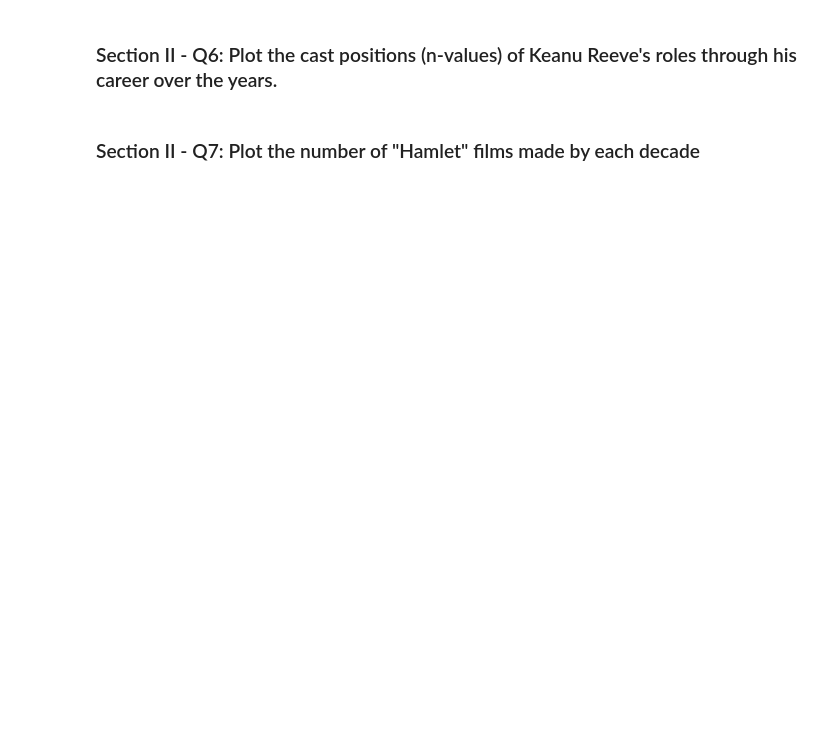
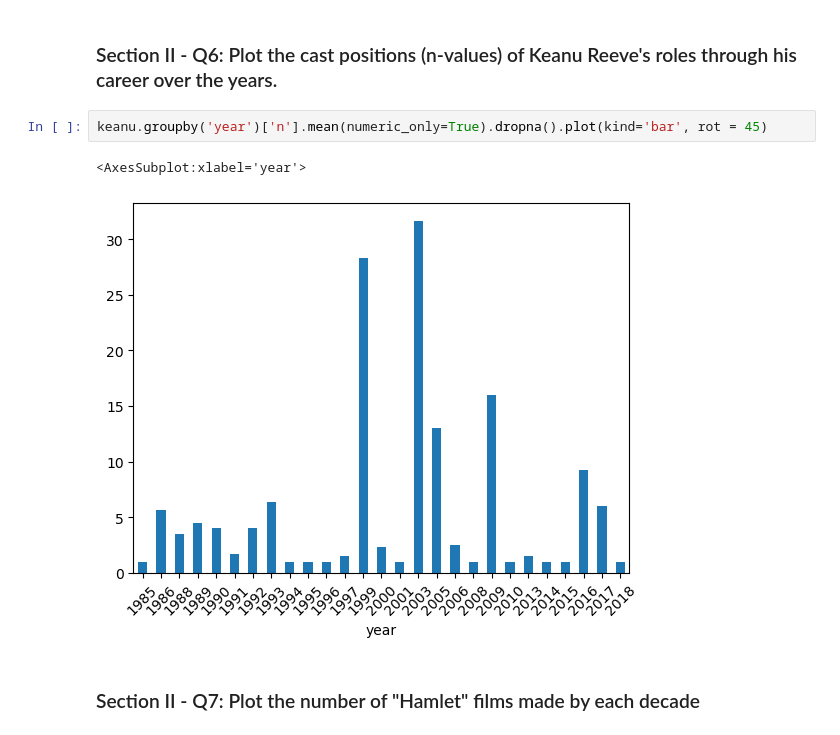
Before and after one commit to aw109/mec-mini-projects, a Jupyter notebook: mec-5.3.10-data-wranging-with-pandas-mini-project/Mini_Project_Data_Wrangling_Pandas.ipynb, the cells around one changed output. Drawn from its saved outputs; the diff is of its cells as text; blank space fills up the shorter version.

```diff
--- a/mec-5.3.10-data-wranging-with-pandas-mini-project/Mini_Project_Data_Wrangling_Pandas.ipynb
+++ b/mec-5.3.10-data-wranging-with-pandas-mini-project/Mini_Project_Data_Wrangling_Pandas.ipynb
@@ -523,4 +508,9 @@ Name: year, dtype: int64
 # %% [markdown]
 ### Section II - Q6: Plot the cast positions (n-values) of Keanu Reeve's roles through his career over the years.
+# %%
+keanu.groupby('year')['n'].mean(numeric_only=True).dropna().plot(kind='bar', rot = 45)
+# %% [output]
+<AxesSubplot:xlabel='year'>
+[figure, added]
 # %% [markdown]
 ### Section II - Q7: Plot the number of "Hamlet" films made by each decade
```
Also changed, not shown: parts of 6 cells of this notebook.
